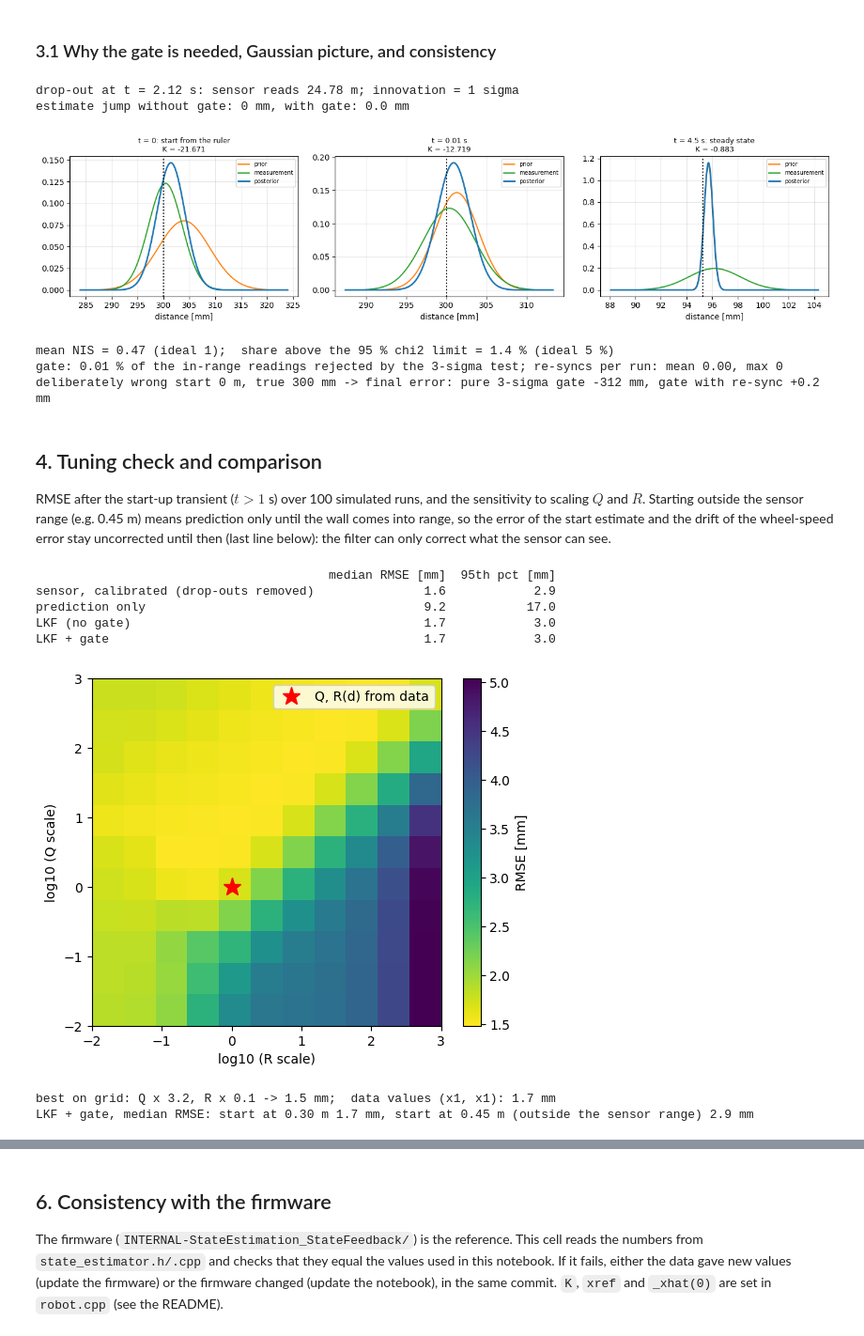
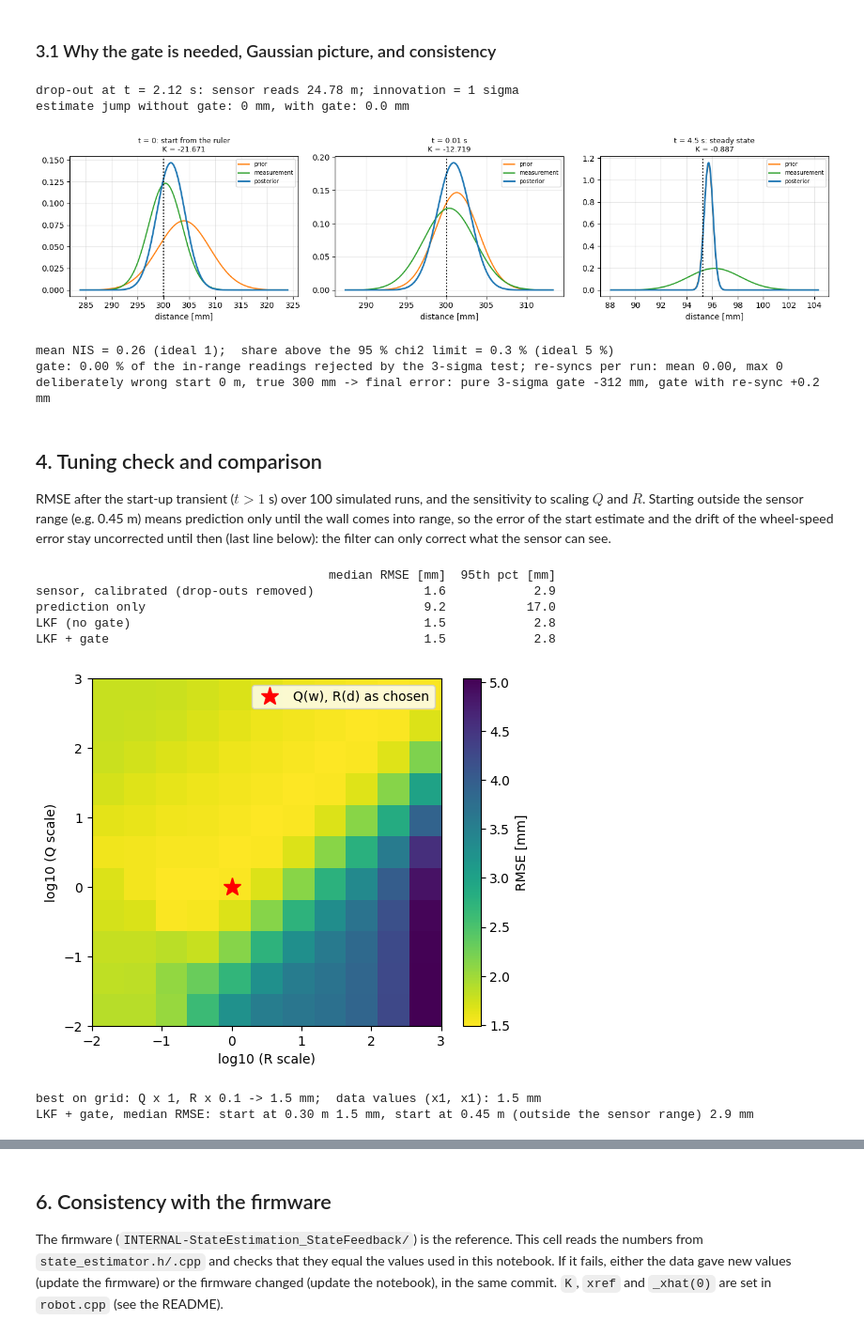
Before and after one commit to davidkog511/1d-kalman-filter, a Jupyter notebook: A3_1D_LKF/Assignment3_LKF.ipynb, the cells around one changed output, grey strips where cells are left out. Shown at 94% size. Saved outputs shown, nothing was run; the diff lists cells and outputs as text; code cells hidden in the pictures.

```diff
--- a/A3_1D_LKF/Assignment3_LKF.ipynb
+++ b/A3_1D_LKF/Assignment3_LKF.ipynb
@@ -164,0 +173,5 @@ NOISE_C = 0.830 counts   (per distance: 1.86, 0.56, 0.92, 0.51, 0.69, 0.97)
+# %%
+K_SLIP = 0.10                                                     # [-] chosen in section 5 (W1-W3)
+Q_w = lambda w: DT**2 * (SIGMA_OMEGA**2 + (K_SLIP * w)**2)        # [rad^2] per step, w = mean wheel speed [rad/s]
+for w in [0, 3, 7]:
+    print(f'w = {w} rad/s: Q = {Q_w(w):.2e} rad^2 = {Q_w(w)/Q:5.1f} x A2 Q')
@@ -168,15 +185,15 @@ Order as in `robot.cpp`: **correction** with the new measurement, then **predict
 
 The simulation drives from 0.30 m (the edge of the sensor range) to about 0.10 m (still, accelerate to 3 rad/s, cruise, brake), with a simulated sensor that works like the real one (true distance + a **calibration error** → ADC counts with $c$ counts of noise → whole counts → library curve). The calibration error is a smooth bias, drawn per run: values ~N(0, 2 mm) at 50, 100, … 300 mm, linearly interpolated, so each run has its own systematic error like a real calibration, 1.5 % drop-outs reading 24.78 m, the measured wheel-speed noise, and a **5 % wheel-speed scale error** that the filter does not know about. As on the robot, the filter starts from the **tape-measured start distance** (typed in ValueOut1), simulated with a ruler error of $\sigma_\text{ruler}=5$ mm (assumed), so $P_0=(\sigma_\text{ruler}/R_\text{wheel})^2$, the firmware value. Section 3.1 also starts from a *deliberately wrong* estimate to show the re-sync.
 # %%
-def lkf(m, w_mean, Q, x0, P0, gate=None, r_scale=1.0):
+def lkf(m, w_mean, Q, x0, P0, gate=None, r_scale=1.0, r_func=None):
     # Same steps as robot.cpp + state_estimator.cpp. m = getFrontDistance() [m], w_mean = (wA + wB)/2 [rad/s]
-    # state x = -d/R_WHEEL [rad]
+    # state x = -d/R_WHEEL [rad]; Q is a number or a function of the wheel speed; r_func replaces R(d) if given
     n = len(m); o = {k: np.zeros(n) for k in ['x', 'P', 'xb', 'Pb', 'nu', 'S', 'K', 'z', 'R']}; o['skip'] = np.zeros(n, bool)
     o['rej_range'], o['rej_3s'], o['resync'] = np.zeros(n, bool), np.zeros(n, bool), np.zeros(n, bool)
     x, P, rejected = x0, P0, 0                                 # rejected = 0: ResetGate()
     for k in range(n):
         o['xb'][k], o['Pb'][k] = x, P
-        z = calibrate(m[k]); Rk = r_scale * R_of_m(m[k])         # calibrated distance [m] and R(d) [m^2]
+        z = calibrate(m[k]); Rk = r_scale * (r_func or R_of_m)(m[k])         # calibrated distance [m] and R(d) [m^2]
         nu = z - H * x; S = H * P * H + Rk
         accept = True
         if gate is not None:                                   # same logic as CorrectionUpdate in the C++
@@ -201,17 +218,19 @@ def lkf(m, w_mean, Q, x0, P0, gate=None, r_scale=1.0):
             K = P * H / S
         x = x + K * nu; P = (1 - K * H) * P
         o['x'][k], o['P'][k], o['nu'][k], o['S'][k], o['K'][k], o['z'][k], o['R'][k] = x, P, nu, S, K, z, Rk
-        x = F * x + B * w_mean[k]; P = F * P * F + Q                      # prediction (v = mean wheel speed)
+        Qk = Q(w_mean[k]) if callable(Q) else Q
+        x = F * x + B * w_mean[k]; P = F * P * F + Qk                     # prediction (v = mean wheel speed)
     return o
 
 GATE, SIG_RULER, W_CRUISE = 9.0, 0.005, 3.0                                # ruler uncertainty of the start distance [m] (assumed)
-M_RAW_MAX, D_MIN, D_MAX, MAX_REJECT = 0.70, 0.04, 0.32, 20                 # raw sanity limit [m]; calibrated range [m]; re-sync after 0.2 s
+M_RAW_MAX, D_MIN, D_MAX, MAX_REJECT = 0.40, 0.04, 0.32, 20                 # raw limit [m]; calibrated range [m]; re-sync after 0.2 s
 P0_STATE = (SIG_RULER / R_WHEEL)**2                                        # [rad^2] = P0_STATE in state_estimator.h
 P_RESYNC = 9.5                                                             # [rad^2] = P_RESYNC in state_estimator.h, ~(0.10 m / R_WHEEL)^2
 P0 = P0_STATE
 SIG_W_ENC = SIGMA_OMEGA                                                    # wheel-speed noise [rad/s] from section 2.1
 
-m_grid = np.linspace(SHARP_B + 0.03, M_RAW_MAX, 20000); d_grid = calibrate(m_grid)   # calibration is one-to-one here
+m_grid = np.linspace(SHARP_B + 0.03, 0.70, 20000); d_grid = calibrate(m_grid)        # one-to-one up to 0.70 m; beyond 0.30 m the
+# simulated sensor over-reads like the real one (m > M_RAW_MAX -> rejected by the gate)
 CAL_KNOTS = np.array(TAPE_MM) / 1e3                                        # [m] where the calibration error is drawn
 def sensor(d_true, rng, cal_bias):
     # library reading m for a true distance: + calibration error -> inverse calibration -> ADC counts + noise
@@ -232,7 +251,7 @@ def simulate(seed, d0=0.30, T=5.0, eps=0.05, p_drop=0.015):
     return dict(t=tt, d=d_true, w=w_meas, z=z, x0=x0)
 
 sim = simulate(3); tt, d_true, z, wm, X0 = sim['t'], sim['d'], sim['z'], sim['w'], sim['x0']
-f_plain, f_gate = lkf(z, wm, Q, X0, P0), lkf(z, wm, Q, X0, P0, gate=GATE)
+f_plain, f_gate = lkf(z, wm, Q_w, X0, P0), lkf(z, wm, Q_w, X0, P0, gate=GATE)
 d_pred = H * (X0 + B * np.concatenate([[0], np.cumsum(wm[:-1])]))        # prediction only, in metres
 
 fig, ax = plt.subplots(2, 1, figsize=(11, 6.5), sharex=True, gridspec_kw={'height_ratios': [3, 1.3]})
@@ -267,7 +286,7 @@ plt.tight_layout(); plt.show()
 # and how often the gate rejects a reading that is in range (3-sigma test) or re-syncs
 nis, n_inrange, n_3s, n_resync = [], 0, 0, []
 for s in range(40):
-    sm = simulate(s); o = lkf(sm['z'], sm['w'], Q, sm['x0'], P0, gate=GATE); keep = ~o['skip'] & (sm['t'] > 1)
+    sm = simulate(s); o = lkf(sm['z'], sm['w'], Q_w, sm['x0'], P0, gate=GATE); keep = ~o['skip'] & (sm['t'] > 1)
     nis.append((o['nu']**2 / o['S'])[keep])
     inrange = (sm['z'] < M_RAW_MAX) & ~o['rej_range']
     n_inrange += inrange.sum(); n_3s += o['rej_3s'].sum(); n_resync.append(o['resync'].sum())
@@ -284,17 +303,17 @@ def plain_3sigma_gate(m, w, x0):
         zk = calibrate(m[k]); nu = zk - H * x; S = H * P * H + R_of_m(m[k])
         if SHARP_B < m[k] < M_RAW_MAX and D_MIN <= zk <= D_MAX and nu**2 <= GATE * S:
             K = P * H / S; x += K * nu; P = (1 - K * H) * P
-        x += B * w[k]; P += Q
+        x += B * w[k]; P += Q_w(w[k])
     return H * x
 bad = 0.0 / -R_WHEEL + 1e-9
 print(f'deliberately wrong start 0 m, true {1e3*d_true[0]:.0f} mm -> final error: pure 3-sigma gate {1e3*(plain_3sigma_gate(z, wm, bad) - d_true[-1]):+.0f} mm, '
-      f'gate with re-sync {1e3*(H*lkf(z, wm, Q, bad, P0, gate=GATE)["x"][-1] - d_true[-1]):+.1f} mm')
+      f'gate with re-sync {1e3*(H*lkf(z, wm, Q_w, bad, P0, gate=GATE)["x"][-1] - d_true[-1]):+.1f} mm')
 # %% [output]
 drop-out at t = 2.12 s: sensor reads 24.78 m; innovation = 1 sigma
 estimate jump without gate: 0 mm, with gate: 0.0 mm
 [figure]
-mean NIS = 0.47 (ideal 1);  share above the 95 % chi2 limit = 1.4 % (ideal 5 %)
-gate: 0.01 % of the in-range readings rejected by the 3-sigma test; re-syncs per run: mean 0.00, max 0
+mean NIS = 0.26 (ideal 1);  share above the 95 % chi2 limit = 0.3 % (ideal 5 %)
+gate: 0.00 % of the in-range readings rejected by the 3-sigma test; re-syncs per run: mean 0.00, max 0
 deliberately wrong start 0 m, true 300 mm -> final error: pure 3-sigma gate -312 mm, gate with re-sync +0.2 mm
 # %% [markdown]
 ## 4. Tuning check and comparison
@@ -302,39 +321,39 @@ RMSE after the start-up transient ($t>1$ s) over 100 simulated runs, and the sen
 # %%
 res = {k: [] for k in ['sensor, calibrated (drop-outs removed)', 'prediction only', 'LKF (no gate)', 'LKF + gate']}
 for s in range(100):
     sm = simulate(s); m = sm['t'] > 1; ok = sm['z'] < M_RAW_MAX; e = lambda est: np.sqrt(np.mean((est - sm['d'])[m]**2))
     res['sensor, calibrated (drop-outs removed)'].append(np.sqrt(np.mean((calibrate(sm['z']) - sm['d'])[m & ok]**2)))
     res['prediction only'].append(e(H * (sm['x0'] + B * np.concatenate([[0], np.cumsum(sm['w'][:-1])]))))
-    res['LKF (no gate)'].append(e(H * lkf(sm['z'], sm['w'], Q, sm['x0'], P0)['x'])); res['LKF + gate'].append(e(H * lkf(sm['z'], sm['w'], Q, sm['x0'], P0, gate=GATE)['x']))
+    res['LKF (no gate)'].append(e(H * lkf(sm['z'], sm['w'], Q_w, sm['x0'], P0)['x'])); res['LKF + gate'].append(e(H * lkf(sm['z'], sm['w'], Q_w, sm['x0'], P0, gate=GATE)['x']))
 print(pd.DataFrame({k: [1e3*np.median(v), 1e3*np.percentile(v, 95)] for k, v in res.items()}, index=['median RMSE [mm]', '95th pct [mm]']).T.round(1).to_string())
 
 def rmse_scaled(s, qm, rm):
-    sm = simulate(s); o = lkf(sm['z'], sm['w'], Q*qm, sm['x0'], P0, gate=GATE, r_scale=rm)
+    sm = simulate(s); o = lkf(sm['z'], sm['w'], lambda w: qm * Q_w(w), sm['x0'], P0, gate=GATE, r_scale=rm)
     return np.sqrt(np.mean((H * o['x'] - sm['d'])[sm['t'] > 1]**2))
 sc = np.logspace(-2, 3, 11); grid = np.zeros((len(sc), len(sc)))
 for i, qm in enumerate(sc):
     for j, rm in enumerate(sc):
         grid[i, j] = np.mean([rmse_scaled(s, qm, rm) for s in range(8)])
-plt.figure(figsize=(6, 4.8)); plt.imshow(1e3*grid, origin='lower', extent=[-2, 3, -2, 3], cmap='viridis_r', aspect='auto'); plt.plot(0, 0, 'r*', ms=14, label='Q, R(d) from data')
+plt.figure(figsize=(6, 4.8)); plt.imshow(1e3*grid, origin='lower', extent=[-2, 3, -2, 3], cmap='viridis_r', aspect='auto'); plt.plot(0, 0, 'r*', ms=14, label='Q(w), R(d) as chosen')
 plt.colorbar(label='RMSE [mm]'); plt.xlabel('log10 (R scale)'); plt.ylabel('log10 (Q scale)'); plt.legend(); plt.grid(False); plt.show()
 i, j = np.unravel_index(grid.argmin(), grid.shape)
 print(f'best on grid: Q x {sc[i]:.2g}, R x {sc[j]:.2g} -> {1e3*grid[i,j]:.1f} mm;  data values (x1, x1): {1e3*grid[5,5]:.1f} mm')
 
 # Starting outside the sensor range: same runs, but from 0.45 m
 def rmse_start(d0):
     r = []
     for s in range(100):
-        sm = simulate(s, d0=d0); o = lkf(sm['z'], sm['w'], Q, sm['x0'], P0, gate=GATE)
+        sm = simulate(s, d0=d0); o = lkf(sm['z'], sm['w'], Q_w, sm['x0'], P0, gate=GATE)
         r.append(np.sqrt(np.mean((H * o['x'] - sm['d'])[sm['t'] > 1]**2)))
     return 1e3 * np.median(r)
 print(f'LKF + gate, median RMSE: start at 0.30 m {rmse_start(0.30):.1f} mm, start at 0.45 m (outside the sensor range) {rmse_start(0.45):.1f} mm')
 # %% [output]
                                         median RMSE [mm]  95th pct [mm]
 sensor, calibrated (drop-outs removed)               1.6            2.9
 prediction only                                      9.2           17.0
-LKF (no gate)                                        1.7            3.0
-LKF + gate                                           1.7            3.0
+LKF (no gate)                                        1.5            2.8
+LKF + gate                                           1.5            2.8
-[figure, old version]
+[figure, new version]
-best on grid: Q x 3.2, R x 0.1 -> 1.5 mm;  data values (x1, x1): 1.7 mm
-LKF + gate, median RMSE: start at 0.30 m 1.7 mm, start at 0.45 m (outside the sensor range) 2.9 mm
+best on grid: Q x 1, R x 0.1 -> 1.5 mm;  data values (x1, x1): 1.5 mm
+LKF + gate, median RMSE: start at 0.30 m 1.5 mm, start at 0.45 m (outside the sensor range) 2.9 mm
 # %% [markdown]
```
Also changed, not shown: parts of 14 cells of this notebook, 3 other files.
